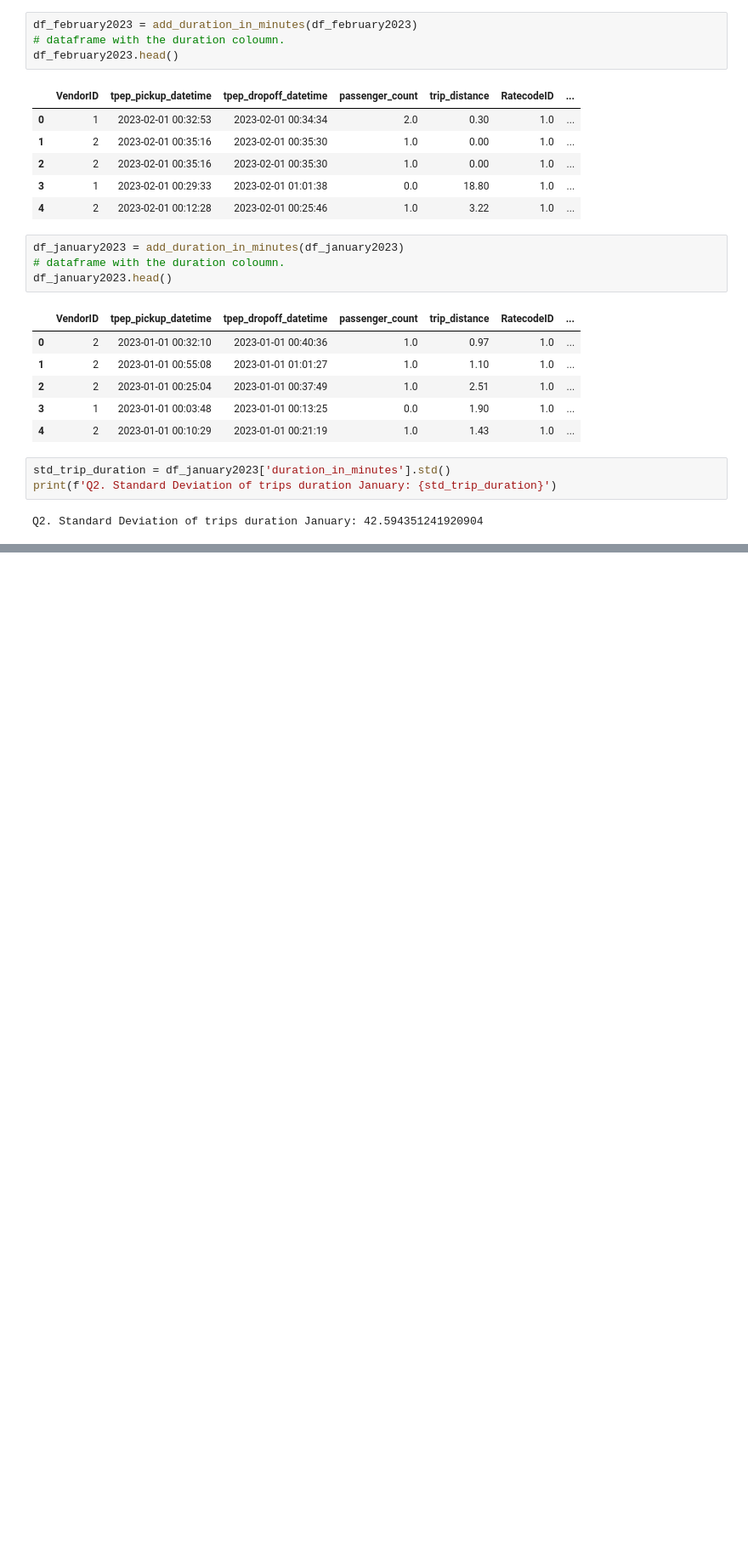
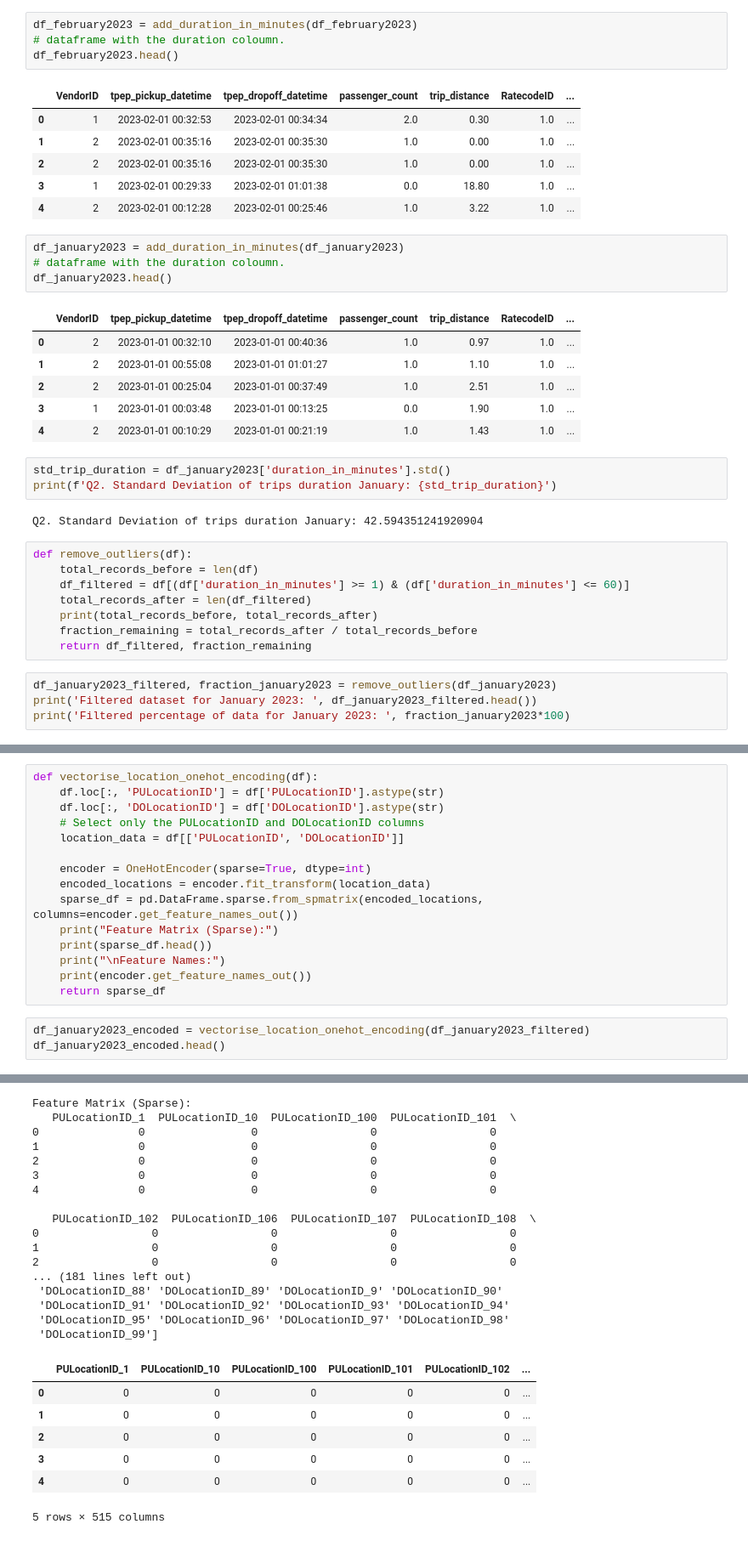
Before and after one commit to jaikishpai/mlops-zoomcamp, a Jupyter notebook: 01-intro/homework.ipynb, the cells around one changed output, grey strips where cells are left out. Shown at 85% size. Drawn from its saved outputs; the diff is of its cells as text; blank space fills up the shorter version.

```diff
--- a/01-intro/homework.ipynb
+++ b/01-intro/homework.ipynb
@@ -65,3 +64,15 @@ std_trip_duration = df_january2023['duration_in_minutes'].std()
 print(f'Q2. Standard Deviation of trips duration January: {std_trip_duration}')
 # %% [output]
 Q2. Standard Deviation of trips duration January: 42.594351241920904
+# %%
+def remove_outliers(df):
+    total_records_before = len(df)
+    df_filtered = df[(df['duration_in_minutes'] >= 1) & (df['duration_in_minutes'] <= 60)]
+    total_records_after = len(df_filtered)
+    print(total_records_before, total_records_after)
+    fraction_remaining = total_records_after / total_records_before
+    return df_filtered, fraction_remaining
+# %%
+df_january2023_filtered, fraction_january2023 = remove_outliers(df_january2023)
+print('Filtered dataset for January 2023: ', df_january2023_filtered.head())
+print('Filtered percentage of data for January 2023: ', fraction_january2023*100)
@@ -67,0 +119,19 @@ Q2. Standard Deviation of trips duration January: 42.594351241920904
+# %%
+def vectorise_location_onehot_encoding(df):
+    df.loc[:, 'PULocationID'] = df['PULocationID'].astype(str)
+    df.loc[:, 'DOLocationID'] = df['DOLocationID'].astype(str)
+    # Select only the PULocationID and DOLocationID columns
+    location_data = df[['PULocationID', 'DOLocationID']]
+
+    encoder = OneHotEncoder(sparse=True, dtype=int)
+    encoded_locations = encoder.fit_transform(location_data)
+    sparse_df = pd.DataFrame.sparse.from_spmatrix(encoded_locations, columns=encoder.get_feature_names_out())
+    print("Feature Matrix (Sparse):")
+    print(sparse_df.head())
+    print("\nFeature Names:")
+    print(encoder.get_feature_names_out())
+    return sparse_df
+# %%
+df_january2023_encoded = vectorise_location_onehot_encoding(df_january2023_filtered)
+df_january2023_encoded.head()
+# %% [output]
@@ -67,0 +148,24 @@ Q2. Standard Deviation of trips duration January: 42.594351241920904
+Feature Matrix (Sparse):
+   PULocationID_1  PULocationID_10  PULocationID_100  PULocationID_101  \
+0               0                0                 0                 0
+1               0                0                 0                 0
+2               0                0                 0                 0
+3               0                0                 0                 0
+4               0                0                 0                 0
+
+   PULocationID_102  PULocationID_106  PULocationID_107  PULocationID_108  \
+0                 0                 0                 0                 0
+1                 0                 0                 0                 0
+2                 0                 0                 0                 0
+... (181 lines left out)
+ 'DOLocationID_88' 'DOLocationID_89' 'DOLocationID_9' 'DOLocationID_90'
+ 'DOLocationID_91' 'DOLocationID_92' 'DOLocationID_93' 'DOLocationID_94'
+ 'DOLocationID_95' 'DOLocationID_96' 'DOLocationID_97' 'DOLocationID_98'
+ 'DOLocationID_99']
+|  | PULocationID_1 | PULocationID_10 | PULocationID_100 | PULocationID_101 | PULocationID_102 | ... |
+| 0 | 0 | 0 | 0 | 0 | 0 | ... |
+| 1 | 0 | 0 | 0 | 0 | 0 | ... |
+| 2 | 0 | 0 | 0 | 0 | 0 | ... |
+| 3 | 0 | 0 | 0 | 0 | 0 | ... |
+| 4 | 0 | 0 | 0 | 0 | 0 | ... |
+5 rows × 515 columns
```
Also changed, not shown: parts of 9 cells of this notebook.
